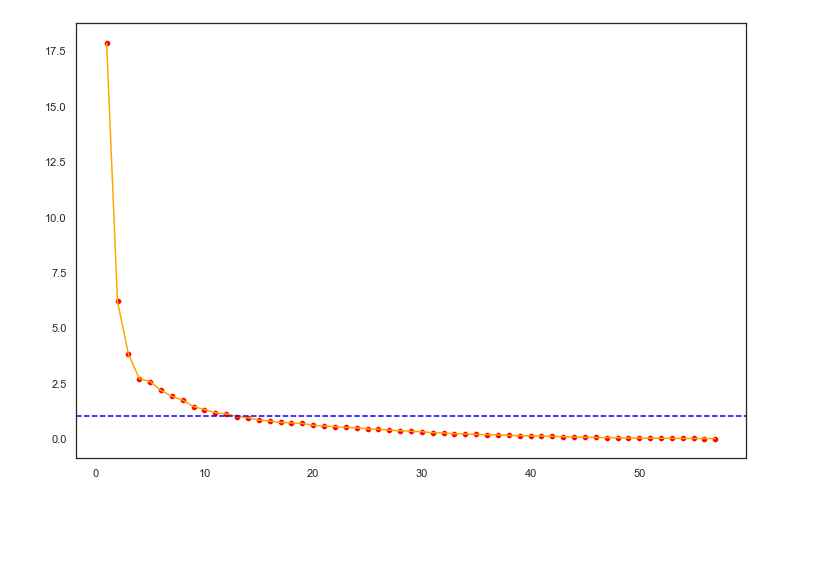
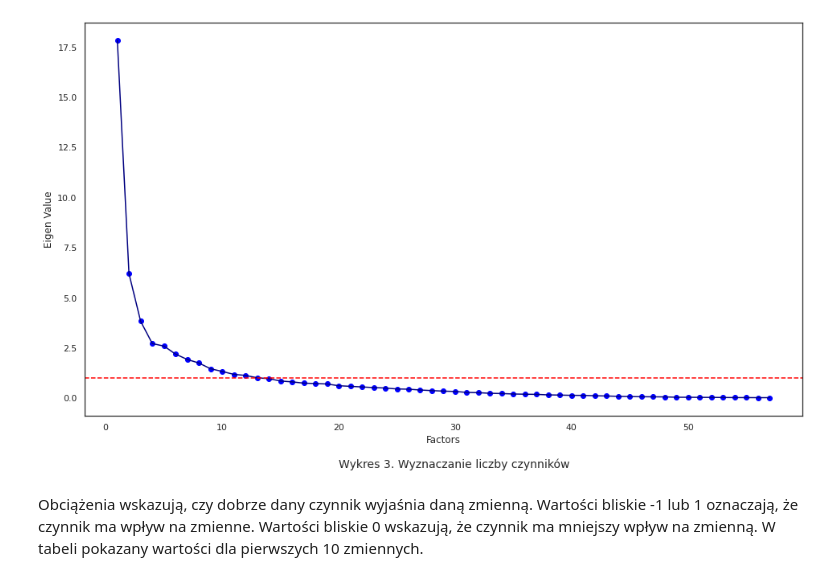
Before and after one commit to kosmobiker/SGH, a Jupyter notebook: Multidim/project_multidim.ipynb, the cells around one changed output. Cells and saved outputs as stored; diff of their text form; code cells hidden in the pictures; blank space fills up the shorter version.

```diff
--- a/Multidim/project_multidim.ipynb
+++ b/Multidim/project_multidim.ipynb
@@ -211,12 +244,18 @@ fa = FactorAnalyzer(rotation = None, impute = "drop", n_factors=X_transform.shap
 fa.fit(X_transform)
 ev,_ = fa.get_eigenvalues()
 # %%
-plt.figure(figsize=(12, 8))
-sns.lineplot(x=range(1, X_transform.shape[1] + 1), y=ev, color='orange')
-sns.scatterplot(x=range(1, X_transform.shape[1] + 1), y=ev, color='red')
-plt.axhline(y=1, color="blue", linestyle='--');
+plt.figure(figsize=(16, 9))
+plt.plot(range(1, X_transform.shape[1] + 1), ev, color='navy')
+plt.scatter(range(1, X_transform.shape[1] + 1), ev, color='blue')
+plt.ylabel('Eigen Value')
+plt.xlabel('Factors')
+plt.axhline(y=1, color="red", linestyle='--')
+plt.text(20, -3.5, "Wykres 3. Wyznaczanie liczby czynników",
+            fontsize=14);
 # %% [output]
-[figure, old version]
+[figure, new version]
+# %% [markdown]
+Obciążenia wskazują, czy dobrze dany czynnik wyjaśnia daną zmienną. Wartości bliskie -1 lub 1 oznaczają, że czynnik ma wpływ na zmienne. Wartości bliskie 0 wskazują, że czynnik ma mniejszy wpływ na zmienną. W tabeli pokazany wartości dla pierwszych 10 zmiennych.
 # %%
 fa = FactorAnalyzer(n_factors=12, rotation='varimax')
 fa.fit(X_transform)
```
Also changed, not shown: parts of 38 cells of this notebook, 1 other file.
